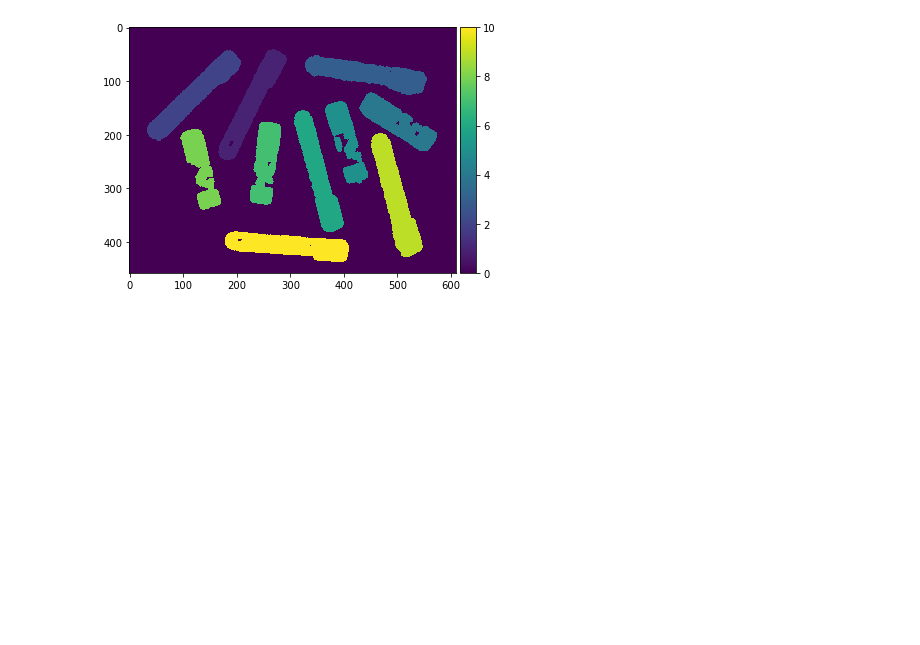
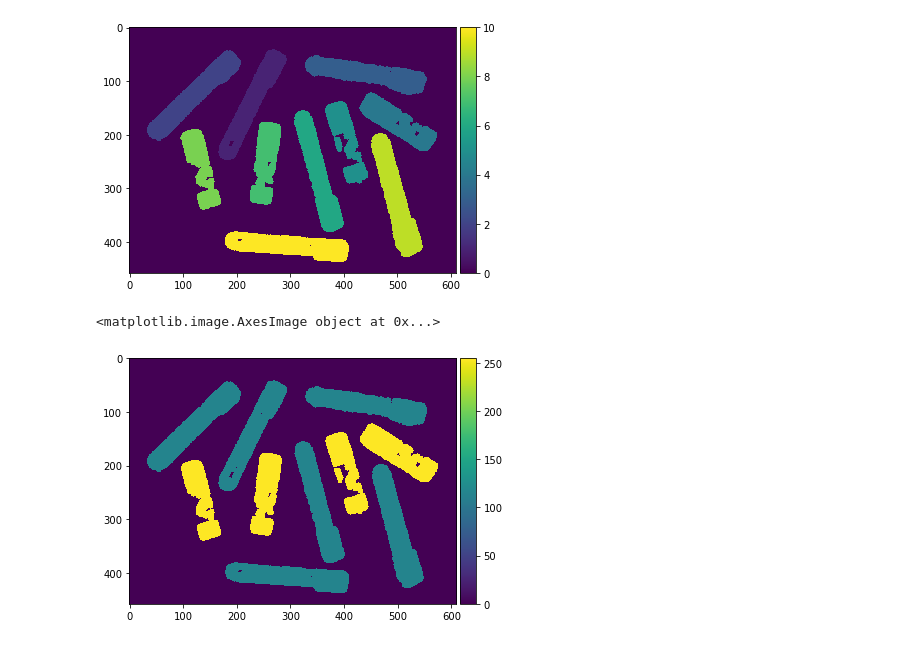
Before and after one commit to mahletA/B31XB-IIP-TP-1718, a Jupyter notebook: 5-morpho-segmentation/5-morpho-segmentation.ipynb, the cells around one changed output. Drawn from its saved outputs; the diff is of its cells as text; code cells hidden in the pictures; blank space fills up the shorter version.

```diff
--- a/5-morpho-segmentation/5-morpho-segmentation.ipynb
+++ b/5-morpho-segmentation/5-morpho-segmentation.ipynb
@@ -259,3 +260,31 @@ print (obj_lables)
 # %% [output]
 10
 [figure]
+# %%
+from skimage.draw import ellipse_perimeter
+
+
+obj_regions =skimage.measure.regionprops(obj_labeled)
+detected_obj = 0;
+
+for i ,region in enumerate(obj_regions):
+
+    long_axis = region.major_axis_length /2.
+    short_axis = region.minor_axis_length /2.
+    coords = region.coords
+
+    if long_axis < 126:
+
+        for x,y in coords:
+            obj_labeled[x, y] = 255;
+    else:
+        for x,y in coords:
+            obj_labeled[x, y] = 115;
+
+
+plt.figure()
+
+io.imshow(obj_labeled)
+# %% [output]
+<matplotlib.image.AxesImage object at 0x...>
+[figure, added]
```
Also changed, not shown: parts of 1 cell of this notebook.
